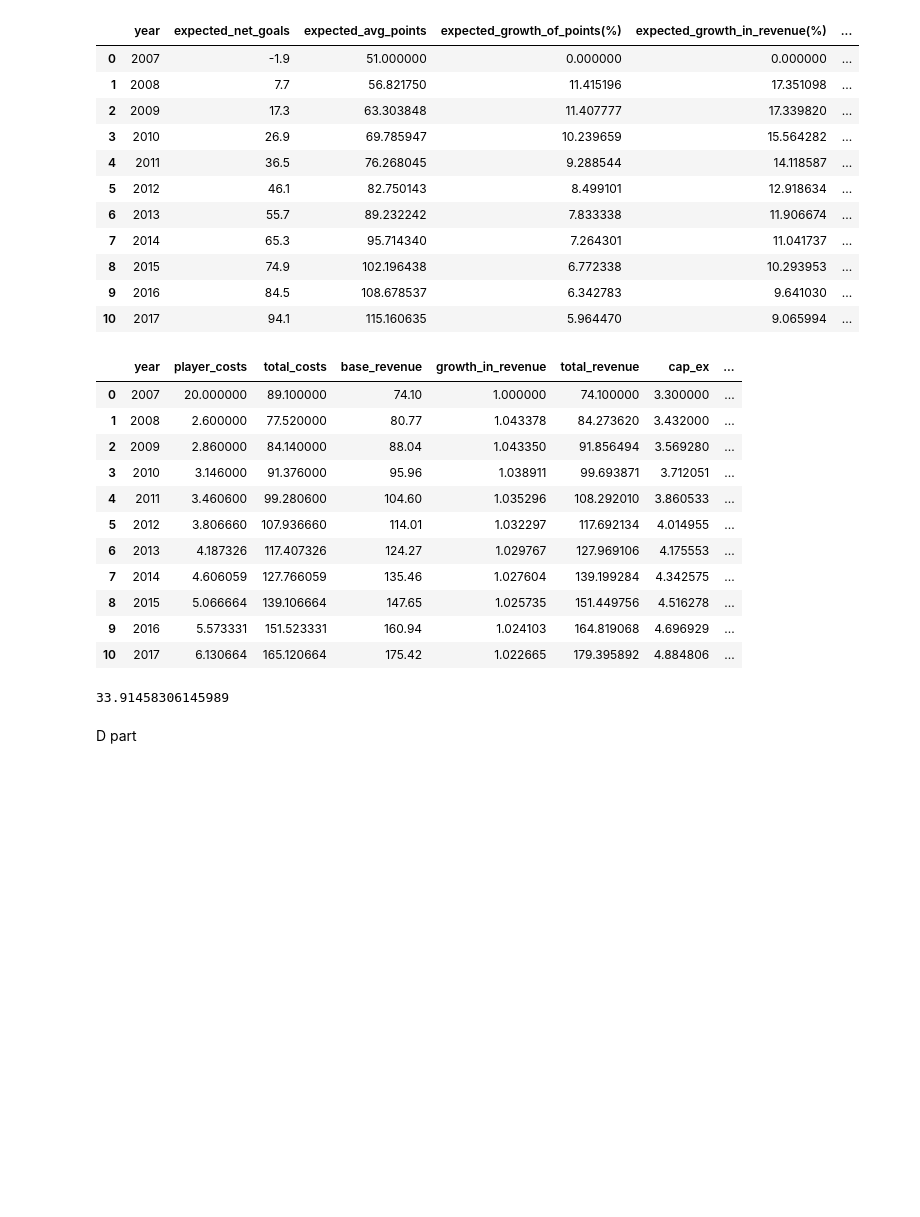
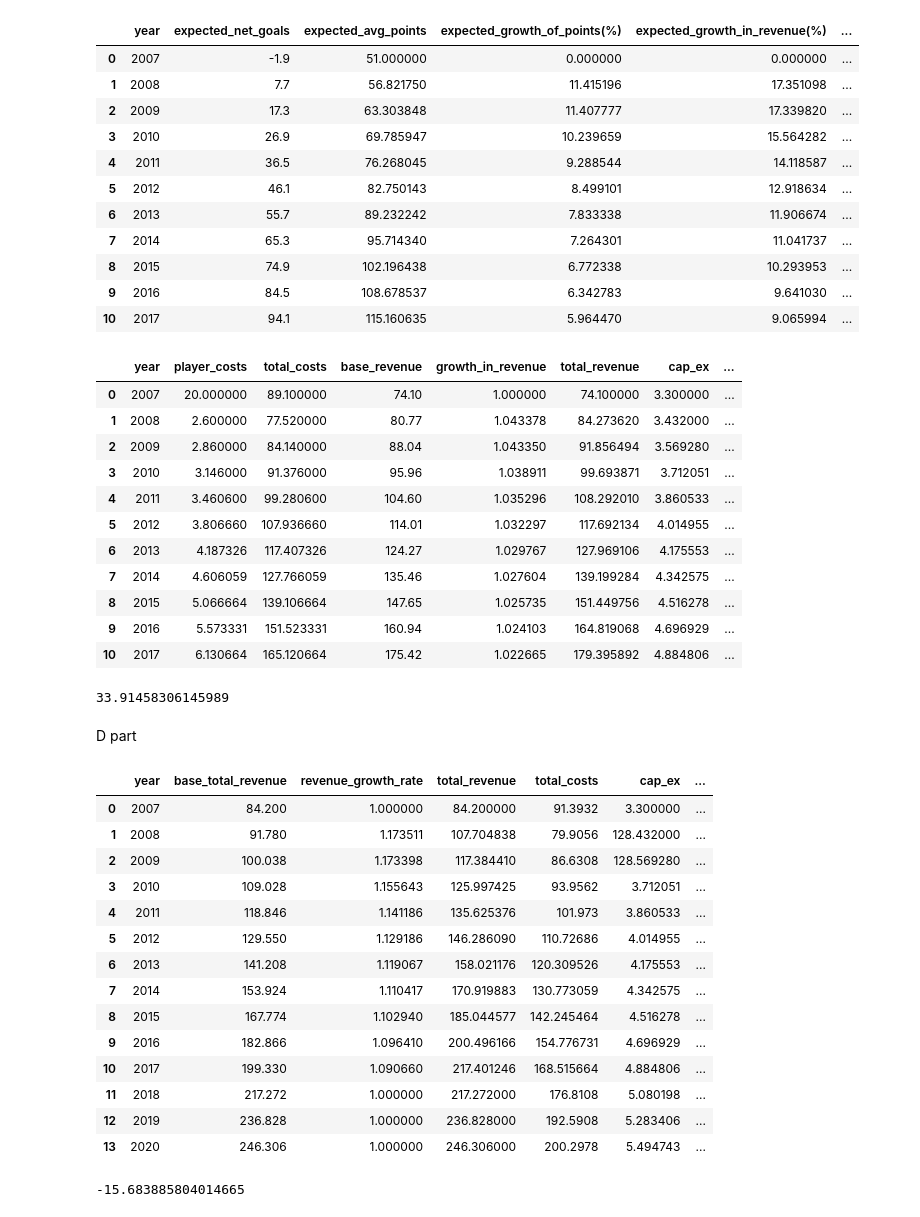
Before and after one commit to hhildaa/epfl-if-case1, a Jupyter notebook: case1.ipynb, the cells around one changed output. Cells and saved outputs as stored; diff of their text form; code cells hidden in the pictures; blank space fills up the shorter version.

```diff
--- a/case1.ipynb
+++ b/case1.ipynb
@@ -132,8 +132,8 @@ inc_stat2 = inc_stat2.replace(inc_stat2.loc[11][[1,2,3,-1]], 0)
 
 # calculate capital expenditure
 
-capital_expenditure_old = pd.DataFrame(np.array([3.3, 3.3*1.04, 3.3*(1.04**2), 3.3*(1.04**3), 3.3*1.04**4, 3.3*1.04**5, 3.3*1.04**6, 3.3*1.04**7, 3.3*1.04**8, 3.3*1.04**9, 3.3*1.04**10, 3.3*1.04**11, 3.3*1.04**12, 3.3*1.04**13]))
-capital_expenditure_new = np.array([0, 125, 125, 0, 0, 0, 0, 0, 0, 0, 0, 0, 0, 0])
+capital_expenditure_old = np.array([3.3, 3.3*1.04, 3.3*(1.04**2), 3.3*(1.04**3), 3.3*1.04**4, 3.3*1.04**5, 3.3*1.04**6, 3.3*1.04**7, 3.3*1.04**8, 3.3*1.04**9, 3.3*1.04**10, 3.3*1.04**11, 3.3*1.04**12, 3.3*1.04**13])
+capital_expenditure_new = np.array([0, 125, 125, 0, 0, 0, 0, 0, 0, 0, 0, 0, 0, 0]) + capital_expenditure_old
 
 # calculate ebitda
 ebitda = inc_stat2.loc[5][1:]+ -1*inc_stat2.loc[9][1:]
@@ -262,3 +262,46 @@ NPV
 33.91458306145989
 # %% [markdown]
 D part
+# %%
+inc_stat4 = pd.DataFrame({'year': [year for year in range(2007, 2021)]})
+inc_stat4['base_total_revenue'] = list(inc_stat2.loc[5][1:]) # from part B
+inc_stat4['revenue_growth_rate'] =  list(df['expected_growth_in_revenue']) + [1,1,1]
+# using the rates from part C, after ten years the contrac expires, so we don't expect any further growth
+inc_stat4['total_revenue'] = inc_stat4['base_total_revenue'] * inc_stat4['revenue_growth_rate']
+inc_stat4['total_costs'] = np.array(list(inc_stat3['player_costs']) + [0,0,0]) + np.array(inc_stat2.loc[9][1:])
+ #adding the cost of the stadium and the cost of the player and the base costs
+inc_stat4['cap_ex'] = capital_expenditure_new #using the capex calculated in part B
+inc_stat4['growth_in_total_revenue'] = inc_stat4['total_revenue']/inc_stat4['total_revenue'].shift(1) # to calculate nwc
+inc_stat4['growth_in_total_revenue'][0] = 1
+inc_stat4['nwc'] = scanleft(inc_stat4['growth_in_total_revenue'], nwc) #accumulating nwc
+inc_stat4['delta_nwc'] = inc_stat4['nwc'] - inc_stat4['nwc'].shift(1)
+inc_stat4['delta_nwc'][0] = inc_stat4['nwc'][0]
+inc_stat4['depreciation'] = list(inc_stat2.loc[11][1:]) #using the depreciation calculated in part B
+inc_stat4['free_cash_flow'] = (inc_stat4['total_revenue'] - inc_stat4['total_costs']) * (1-0.35) - inc_stat4['cap_ex'] - inc_stat4['delta_nwc'] + 0.35 * inc_stat4['depreciation']
+inc_stat4
+# %% [output]
+|  | year | base_total_revenue | revenue_growth_rate | total_revenue | total_costs | cap_ex | ... |
+| 0 | 2007 | 84.200 | 1.000000 | 84.200000 | 91.3932 | 3.300000 | ... |
+| 1 | 2008 | 91.780 | 1.173511 | 107.704838 | 79.9056 | 128.432000 | ... |
+| 2 | 2009 | 100.038 | 1.173398 | 117.384410 | 86.6308 | 128.569280 | ... |
+| 3 | 2010 | 109.028 | 1.155643 | 125.997425 | 93.9562 | 3.712051 | ... |
+| 4 | 2011 | 118.846 | 1.141186 | 135.625376 | 101.973 | 3.860533 | ... |
+| 5 | 2012 | 129.550 | 1.129186 | 146.286090 | 110.72686 | 4.014955 | ... |
+| 6 | 2013 | 141.208 | 1.119067 | 158.021176 | 120.309526 | 4.175553 | ... |
+| 7 | 2014 | 153.924 | 1.110417 | 170.919883 | 130.773059 | 4.342575 | ... |
+| 8 | 2015 | 167.774 | 1.102940 | 185.044577 | 142.245464 | 4.516278 | ... |
+| 9 | 2016 | 182.866 | 1.096410 | 200.496166 | 154.776731 | 4.696929 | ... |
+| 10 | 2017 | 199.330 | 1.090660 | 217.401246 | 168.515664 | 4.884806 | ... |
+| 11 | 2018 | 217.272 | 1.000000 | 217.272000 | 176.8108 | 5.080198 | ... |
+| 12 | 2019 | 236.828 | 1.000000 | 236.828000 | 192.5908 | 5.283406 | ... |
+| 13 | 2020 | 246.306 | 1.000000 | 246.306000 | 200.2978 | 5.494743 | ... |
+# %%
+fcf = inc_stat4['free_cash_flow']
+T = 13
+PVs = np.zeros(T)
+for t in np.arange(T):
+    PVs[t] = fcf[t]/((1+r)**t)
+NPV = PVs.sum()
+NPV
+# %% [output]
+-15.683885804014665
```
Also changed, not shown: parts of 1 cell of this notebook.
